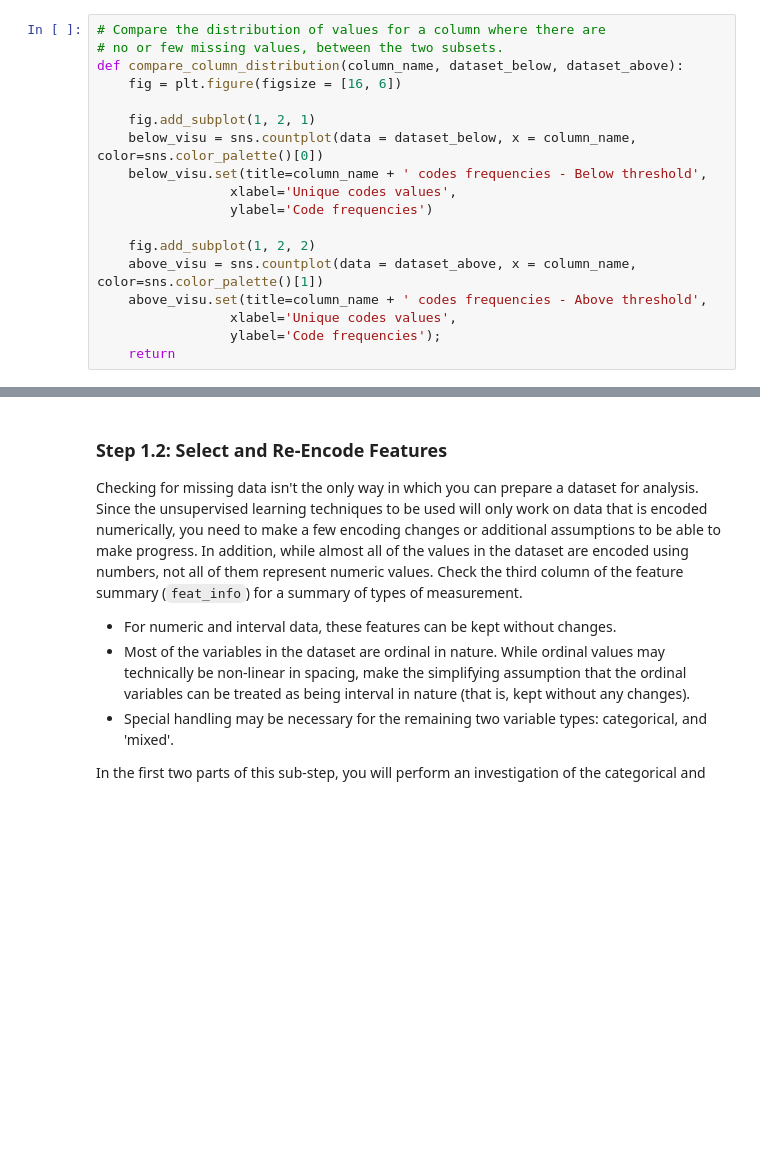
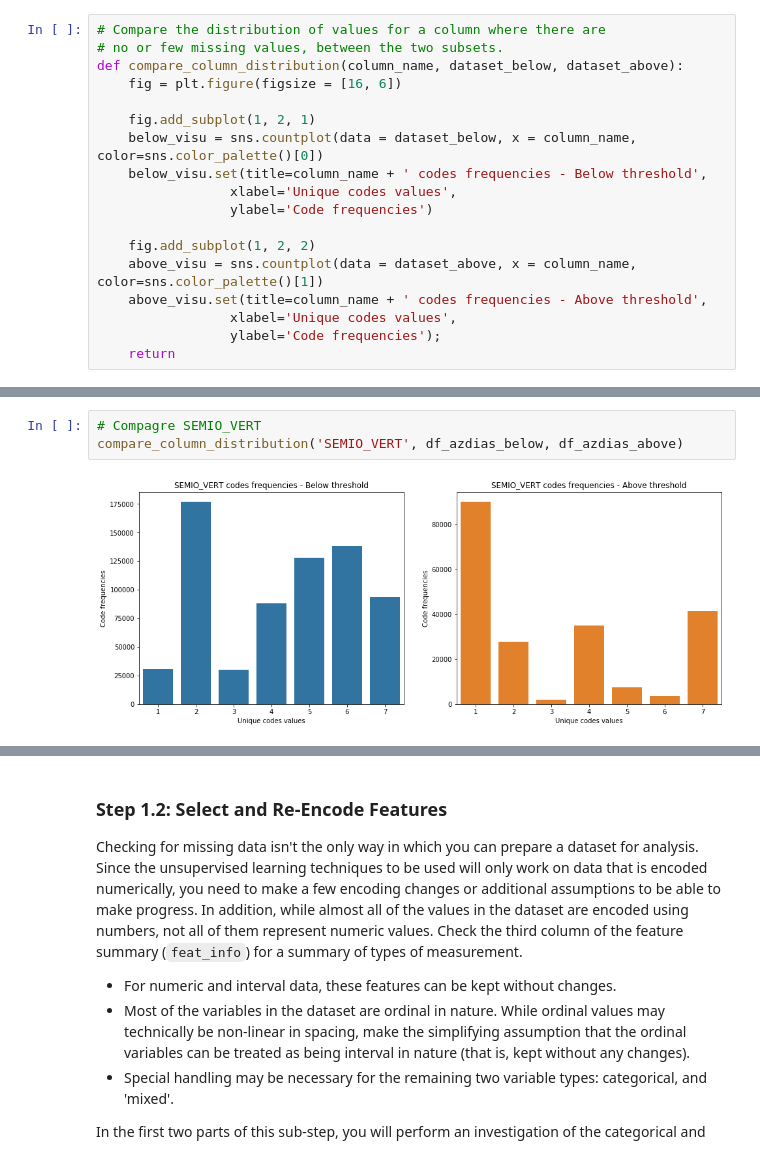
Before and after one commit to jlcossi/identify_customer_segments, a Jupyter notebook: Identify_Customer_Segments.ipynb, the cells around one changed output, grey strips where cells are left out. Cells and saved outputs as stored; diff of their text form; blank space fills up the shorter version.

```diff
--- a/Identify_Customer_Segments.ipynb
+++ b/Identify_Customer_Segments.ipynb
@@ -379,0 +404,5 @@ Name: ANREDE_KZ, dtype: int64
+# %%
+# Compagre SEMIO_VERT
+compare_column_distribution('SEMIO_VERT', df_azdias_below, df_azdias_above)
+# %% [output]
+[figure, added]
```
Also changed, not shown: parts of 8 cells of this notebook.
